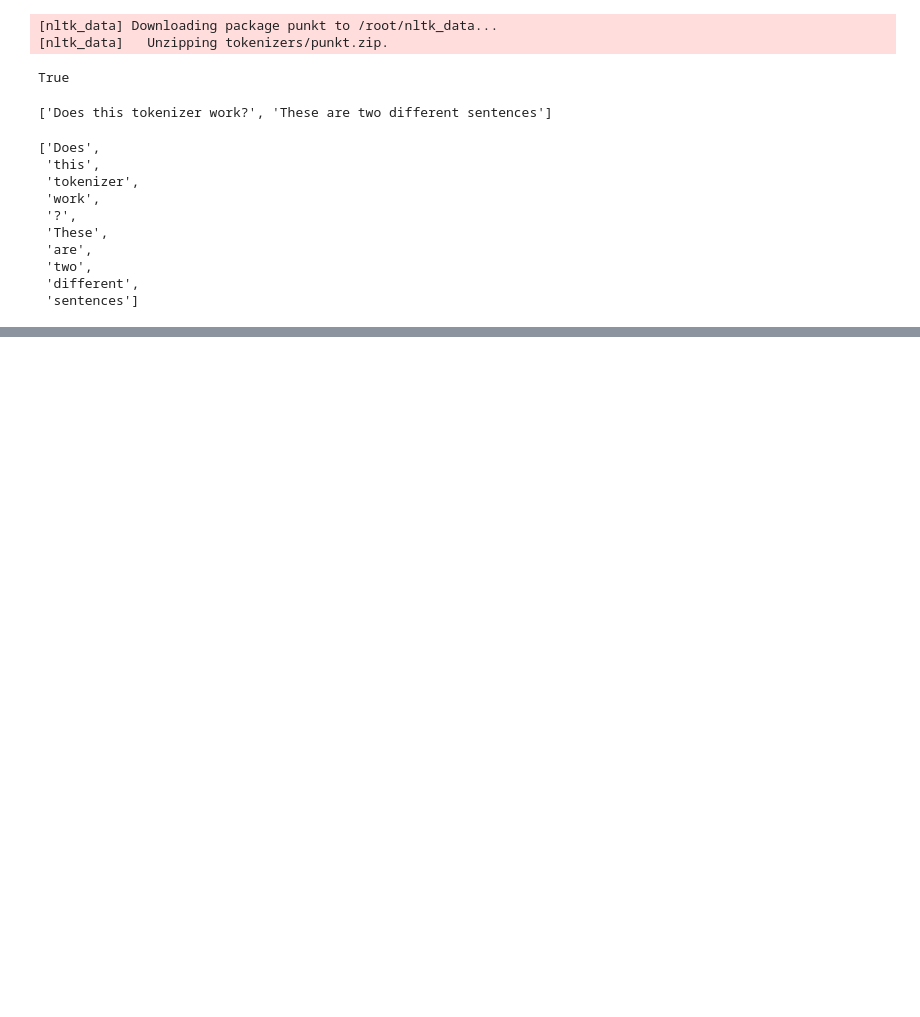
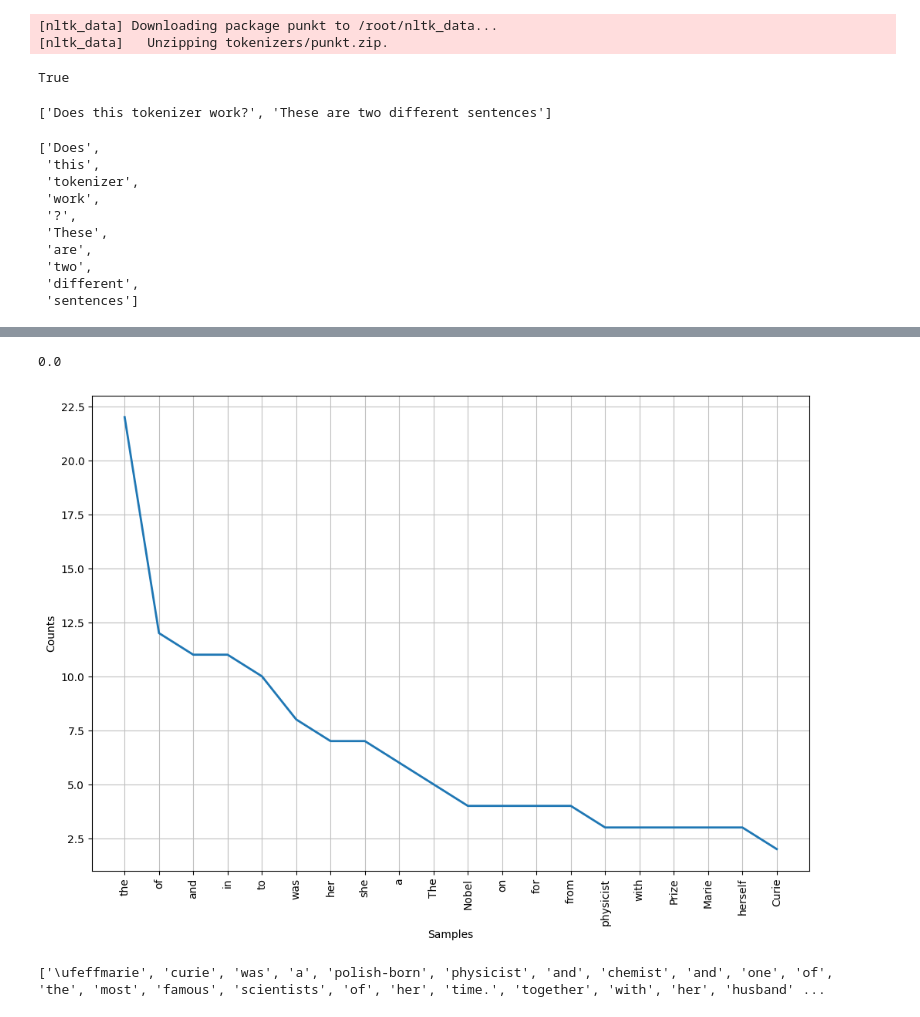
Before and after one commit to koad7/NLP_PYTORCH, a Jupyter notebook: building_features_text_data.ipynb, the cells around one changed output, grey strips where cells are left out. Cells and saved outputs as stored; diff of their text form; code cells hidden in the pictures; blank space fills up the shorter version.

```diff
--- a/building_features_text_data.ipynb
+++ b/building_features_text_data.ipynb
@@ -32,0 +41,3 @@ word_tokens
+# %%
+pst = PunktSentenceTokenizer()
+wt = WhitespaceTokenizer()
@@ -32,0 +56,5 @@ word_tokens
+# %%
+with open('/content/drive/MyDrive/TRAINING/Pytorch/building features from text/datasets/biography.txt', 'r') as f:
+  file_contents = f.read()
+
+print(file_contents)
@@ -32,0 +81,2 @@ word_tokens
+# %%
+word_tokens = wt.tokenize(file_contents)
@@ -32,0 +85,2 @@ word_tokens
+# %%
+freq_dist = FreqDist(word_tokens)
@@ -32,0 +110,12 @@ word_tokens
+# %%
+freq_dist.freq('freq')
+# %% [output]
+0.0
+# %%
+import matplotlib.pyplot as plt
+
+fig, ax = plt.subplots(figsize=(12,8))
+freq_dist.plot(20, cumulative=False)
+plt.show()
+# %% [output]
+[figure, added]
@@ -32,0 +125,4 @@ word_tokens
+# %%
+print(word_tokens)
+# %% [output]
+['\ufeffmarie', 'curie', 'was', 'a', 'polish-born', 'physicist', 'and', 'chemist', 'and', 'one', 'of', 'the', 'most', 'famous', 'scientists', 'of', 'her', 'time.', 'together', 'with', 'her', 'husband' ...
```
Also changed, not shown: parts of 16 cells of this notebook.
